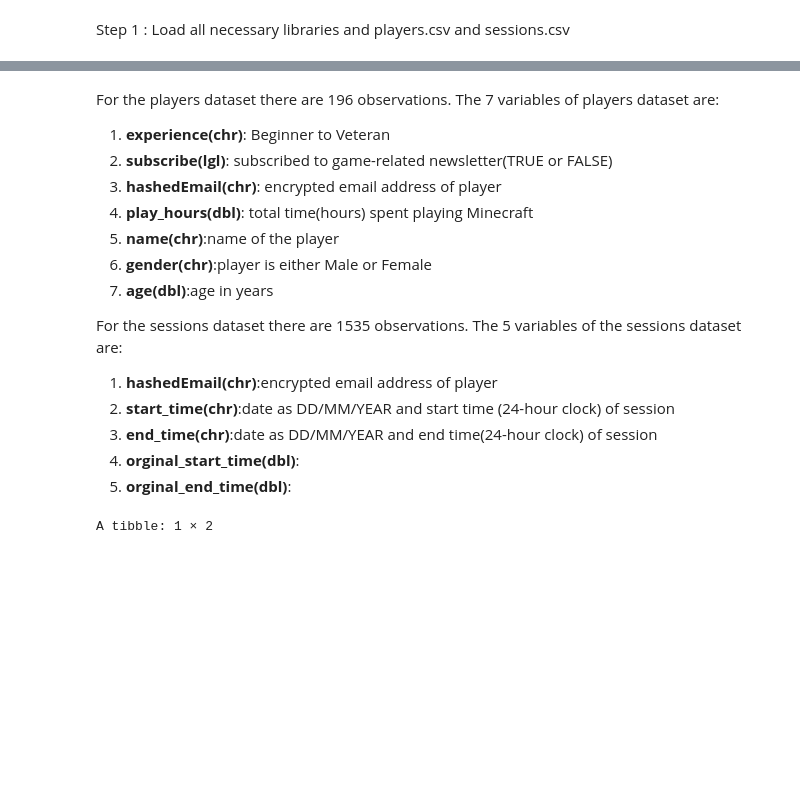
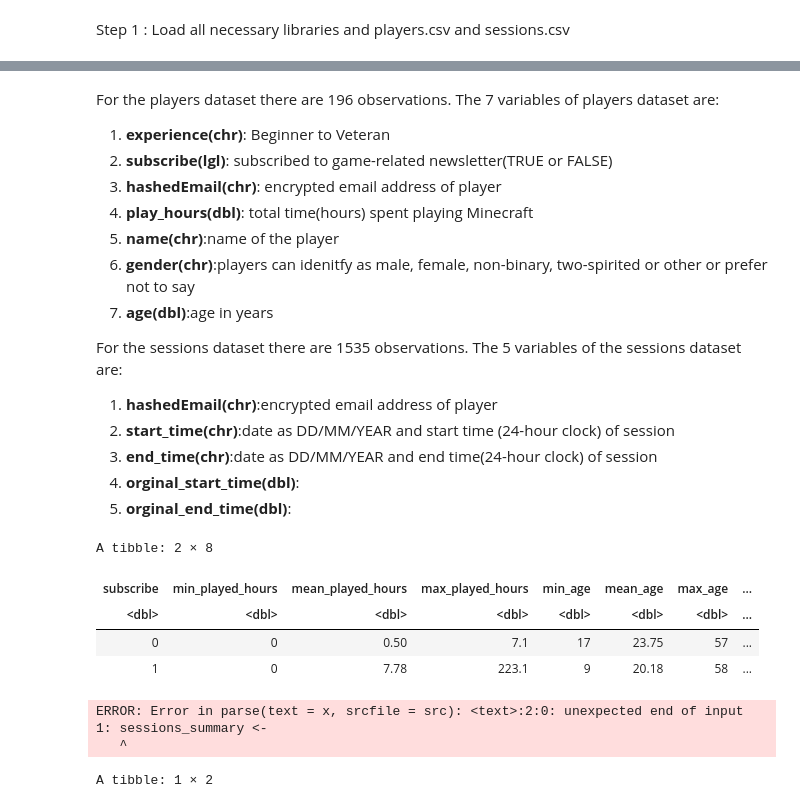
Before and after one commit to 604Beast/Project-Planning-Stage, a Jupyter notebook: Project_Planning_Stage .ipynb, the cells around one changed output, grey strips where cells are left out. Saved outputs shown, nothing was run; the diff lists cells and outputs as text; code cells hidden in the pictures; blank space fills up the shorter version.

Commit message:
summary stats code
Did players summary stats, will do sessions later.

```diff
--- a/Project_Planning_Stage .ipynb
+++ b/Project_Planning_Stage .ipynb
@@ -84,7 +102,7 @@ The 7 variables of players dataset are:
 3. **hashedEmail(chr)**: encrypted email address of player
 4. **play_hours(dbl)**: total time(hours) spent playing Minecraft
 5. **name(chr)**:name of the player
-6. **gender(chr)**:player is either Male or Female
+6. **gender(chr)**:players can idenitfy as male, female, non-binary, two-spirited or other or prefer not to say
 7. **age(dbl)**:age in years
 
 For the sessions dataset there are 1535 observations.
@@ -94,6 +112,28 @@ The 5 variables of the sessions dataset are:
 3. **end_time(chr)**:date as DD/MM/YEAR and end time(24-hour clock) of session
 4. **orginal_start_time(dbl)**:
 5. **orginal_end_time(dbl)**:
+# %%
+players_summary <- players_data |>
+                group_by(subscribe) |>
+                summarize( min_played_hours = min(played_hours), mean_played_hours = mean(played_hours),
+                          max_played_hours = max(played_hours),
+                          min_age = min(Age, na.rm = TRUE), mean_age = mean(Age, na.rm = TRUE), max_age = max(Age,na.rm = TRUE),
+                         number_of_players = n()) |>
+                round(digits = 2)
+
+players_summary
+# %% [output]
+A tibble: 2 × 8
+| subscribe | min_played_hours | mean_played_hours | max_played_hours | min_age | mean_age | max_age | ... |
+| <dbl> | <dbl> | <dbl> | <dbl> | <dbl> | <dbl> | <dbl> | ... |
+| 0 | 0 | 0.50 | 7.1 | 17 | 23.75 | 57 | ... |
+| 1 | 0 | 7.78 | 223.1 | 9 | 20.18 | 58 | ... |
+# %%
+sessions_summary <-
+# %% [output]
+ERROR: Error in parse(text = x, srcfile = src): <text>:2:0: unexpected end of input
+1: sessions_summary <-
+   ^
 # %%
 players_mean <- players_data|>
             select(played_hours, Age) |>
```
Also changed, not shown: parts of 3 cells of this notebook.
